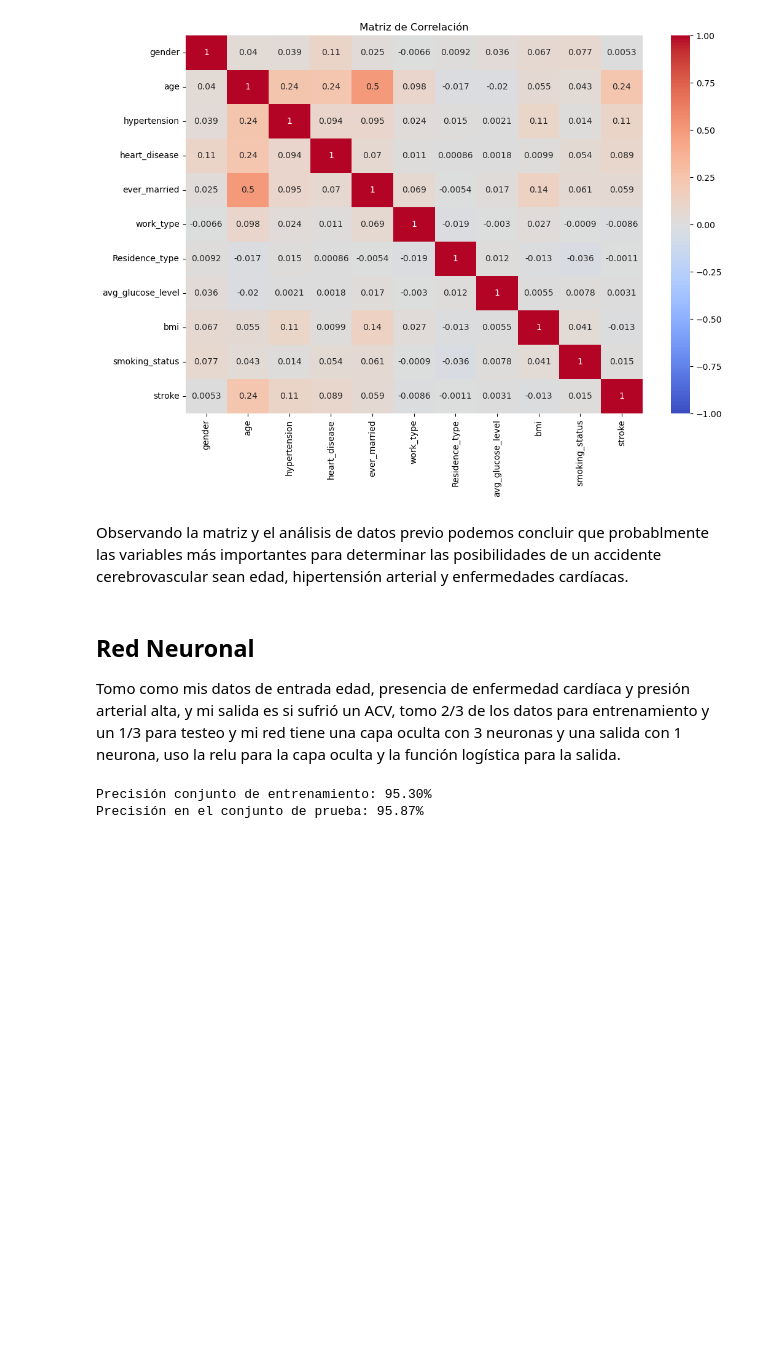
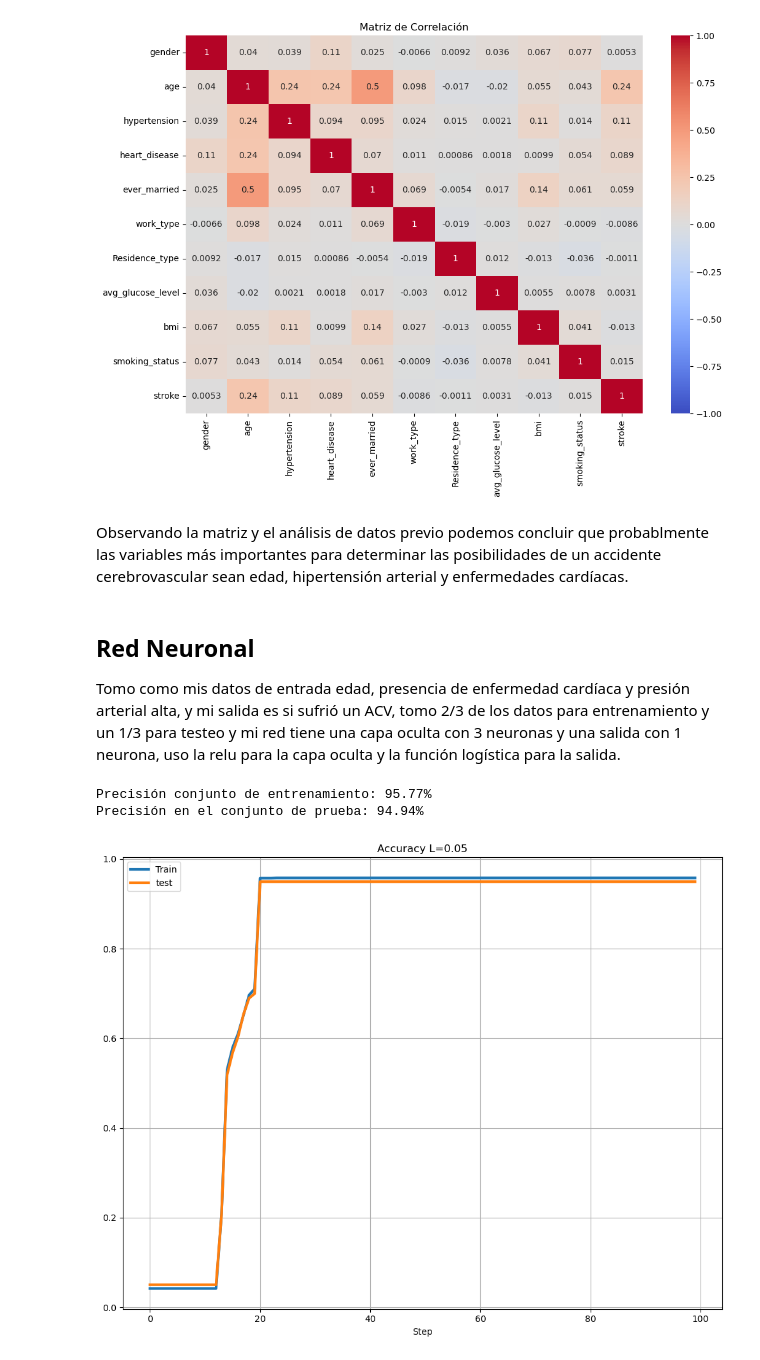
Before and after one commit to joanavarro23/tp-mate3-red, a Jupyter notebook: mate3-red/red.ipynb, the cells around one changed output. Saved outputs shown, nothing was run; the diff lists cells and outputs as text; code cells hidden in the pictures; blank space fills up the shorter version.

```diff
--- a/mate3-red/red.ipynb
+++ b/mate3-red/red.ipynb
@@ -289,4 +316,6 @@ Tomo como mis datos de entrada edad, presencia de enfermedad cardíaca y presió
 # %%
+train_l = []
+test_l = []
 df_inputs = pd.concat([df_normalizada['age'], df[['heart_disease', 'hypertension']]], axis=1) #Tomo los datos normalizados de edad, y los datos binarios de hypertension y heart_disease
 L = 0.05 #Tasa de aprendizaje
 input_size = 3 #Variables de entrada
@@ -317,7 +346,7 @@ def train_test_split(X, Y, test_size=1/3, random_state=None): #Defino función p
     return X_train, X_test, Y_train, Y_test
 
 #Dividir el conjunto de datos
-X_train, X_test, Y_train, Y_test = train_test_split(X, Y, test_size=1/3, random_state=23)
+X_train, X_test, Y_train, Y_test = train_test_split(X, Y, test_size=1/3, random_state=38)
 
 # Construir red neuronal con pesos y sesgos
 # inicializados aleatoriamente
@@ -366,43 +395,56 @@ def backward_prop(Z1, A1, Z2, A2, X, Y):
 
     return dW1, dB1, dW2, dB2
 
+# Predecir
+def predict(X):
+    _, _, _, A2 = forward_prop(X.T)
+    return A2 > 0.5  # Devuelve 1 si la probabilidad es mayor que 0.5
+
+def calcular_precision(Y_true, Y_pred):
+    return np.mean(Y_true == Y_pred)
+
 # Ejecutar descenso de gradiente
-for i in range(100000):
+for i in range(100):
     # seleccionar aleatoriamente uno de los datos de entrenamiento
     idx = np.random.choice(X_train.shape[0], 1, replace=False)
     X_sample = X_train[idx].T
     Y_sample = Y_train[idx].reshape(1, 1)
 
     # pasar datos seleccionados aleatoriamente a través de la red neuronal
     Z1, A1, Z2, A2 = forward_prop(X_sample)
 
     # distribuir error a través de la retropropagación
     # y devolver pendientes para pesos y sesgos
     dW1, dB1, dW2, dB2 = backward_prop(Z1, A1, Z2, A2, X_sample, Y_sample)
 
     # actualizar pesos y sesgos
     w_hidden -= L * dW1
     b_hidden -= L * dB1
     w_output -= L * dW2
     b_output -= L * dB2
 
-# Predecir
-def predict(X):
-    _, _, _, A2 = forward_prop(X.T)
-    return A2 > 0.5  # Devuelve 1 si la probabilidad es mayor que 0.5
+    #Listas
+    Y_train_pred = predict(X_train)
+    train_accuracy = calcular_precision(Y_train, Y_train_pred)
+    train_l.append(train_accuracy)
 
-def calcular_precision(Y_true, Y_pred):
-    return np.mean(Y_true == Y_pred)
+    Y_test_pred = predict(X_test)
+    test_accuracy = calcular_precision(Y_test, Y_test_pred)
+    test_l.append(test_accuracy)
+
 
 # Evaluar precisión de entrenamiento
 Y_train_pred = predict(X_test)
 train_accuracy = calcular_precision(Y_train, Y_train_pred)
 print(f'Precisión conjunto de entrenamiento: {train_accuracy * 100:.2f}%')
 
 # Evaluar precisión en el conjunto de prueba
 Y_test_pred = predict(X_test)
 test_accuracy = calcular_precision(Y_test, Y_test_pred)
 print(f'Precisión en el conjunto de prueba: {test_accuracy * 100:.2f}%')
+
+graficar_accuracy(L, train_l, test_l)
 # %% [output]
-Precisión conjunto de entrenamiento: 95.30%
-Precisión en el conjunto de prueba: 95.87%
+Precisión conjunto de entrenamiento: 95.77%
+Precisión en el conjunto de prueba: 94.94%
+[figure, added]
```
Also changed, not shown: parts of 1 cell of this notebook.
